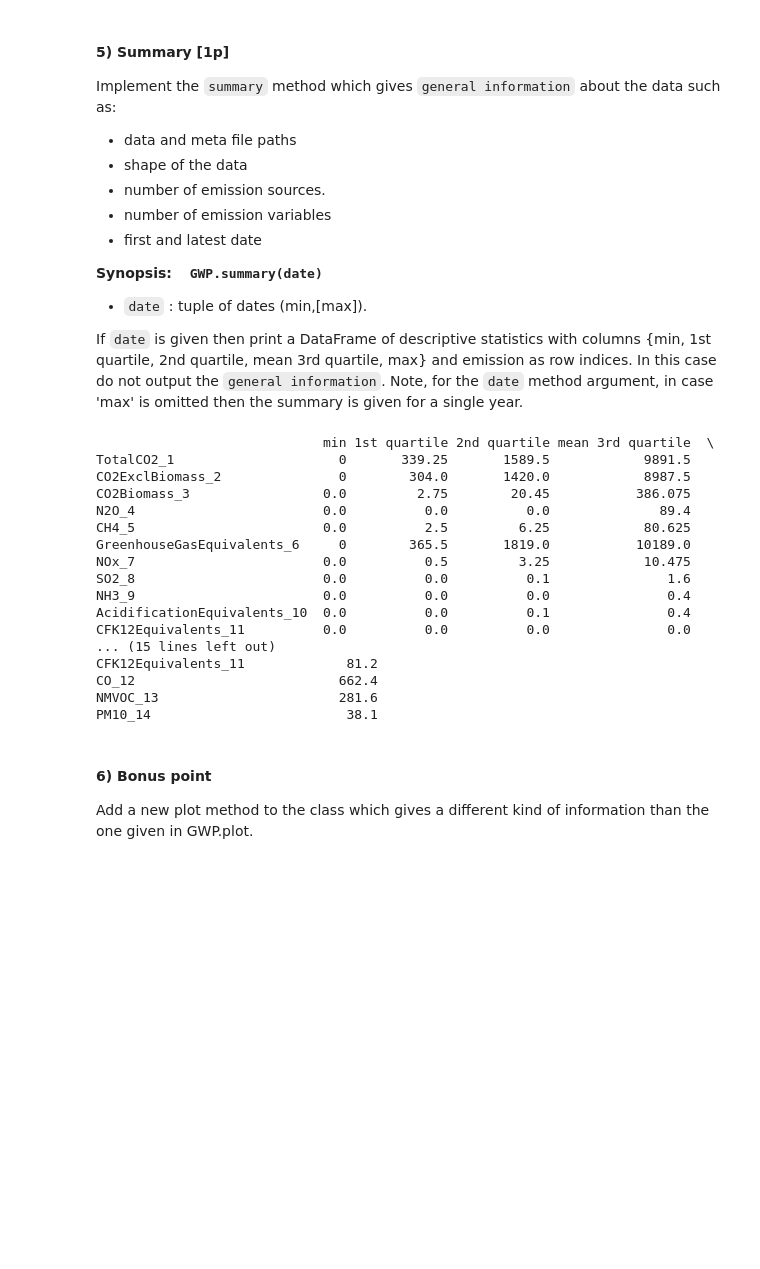
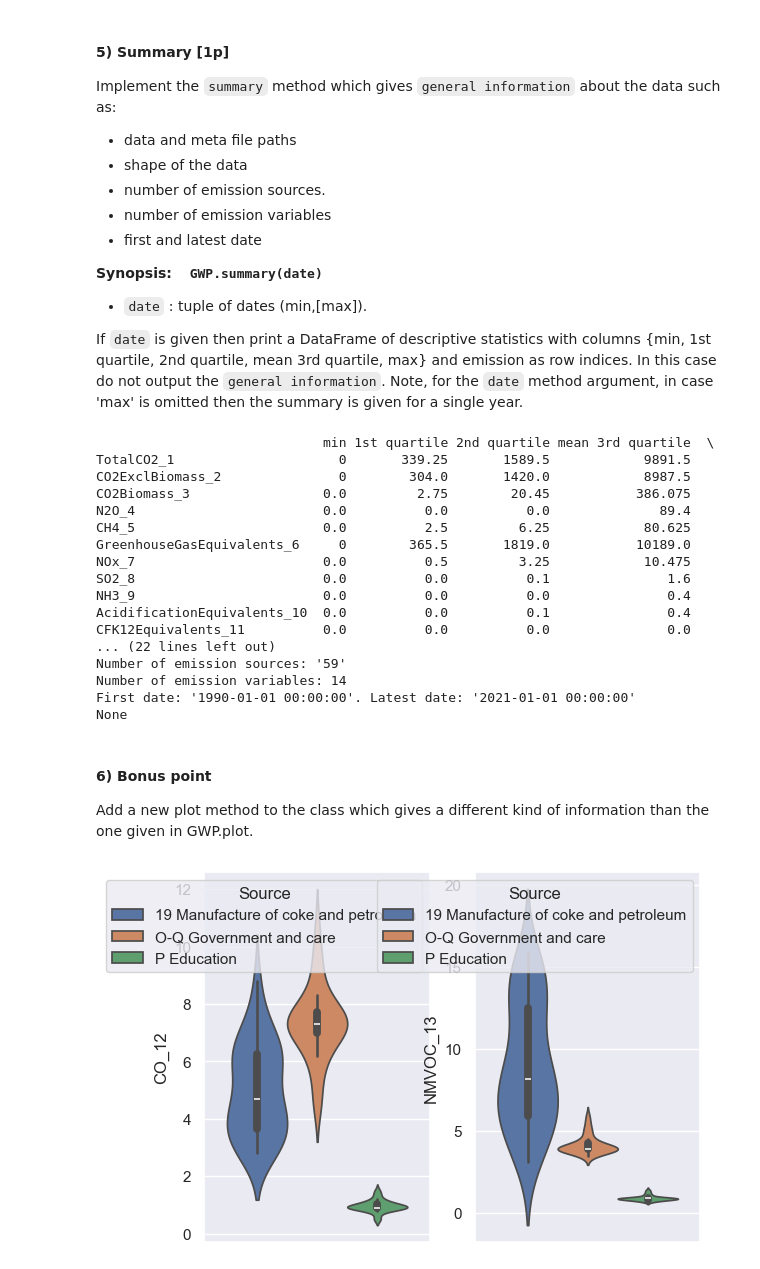
Before and after one commit to infinityjay/EfDS, a Jupyter notebook: 08_dv/assignment_C/assignment_c.ipynb, the cells around one changed output. Drawn from its saved outputs; the diff is of its cells as text; code cells hidden in the pictures; blank space fills up the shorter version.

```diff
--- a/08_dv/assignment_C/assignment_c.ipynb
+++ b/08_dv/assignment_C/assignment_c.ipynb
@@ -227,8 +239,11 @@ Implement the `summary` method which gives `general information` about the data
 If `date` is given then print a DataFrame of descriptive statistics with columns {min, 1st quartile, 2nd quartile, mean 3rd quartile, max} and emission as row indices. In this case do not output the `general information`. Note, for the `date` method argument, in case 'max' is omitted then the summary is given for a single year.
 # %%
 # test example
-date = ("2013-01-01", "2020-01-01")
-gwp.summary(date)
+date1 = ("2013-01-01", "2020-01-01")
+date2 = ("2013-01-01", "")
+print(gwp.summary(date1))
+# print(gwp.summary(date2))
+print(gwp.summary())
 # %% [output]
                              min 1st quartile 2nd quartile mean 3rd quartile  \
 TotalCO2_1                     0       339.25       1589.5            9891.5
@@ -242,12 +257,22 @@ SO2_8                        0.0          0.0          0.1               1.6
 NH3_9                        0.0          0.0          0.0               0.4
 AcidificationEquivalents_10  0.0          0.0          0.1               0.4
 CFK12Equivalents_11          0.0          0.0          0.0               0.0
-... (15 lines left out)
-CFK12Equivalents_11             81.2
-CO_12                          662.4
-NMVOC_13                       281.6
-PM10_14                         38.1
+... (22 lines left out)
+Number of emission sources: '59'
+Number of emission variables: 14
+First date: '1990-01-01 00:00:00'. Latest date: '2021-01-01 00:00:00'
+None
 # %% [markdown]
 #### 6) Bonus point
 
 Add a new plot method to the class which gives a different kind of information than the one given in GWP.plot.
+# %%
+## Answer Explaination:
+## For this function, I use the violin plot to observe the distribution of emissions with each Source. And the input of
+## the function is the same as that in Question 3, an emission list and a source list. The output of the function is a group
+## of violin plot, and the layout is (n, 2).
+
+# test example for violin plot
+gwp.violin(emission=['CO_12', 'NMVOC_13'],source=['education', 'government','320000' ]);
+# %% [output]
+[figure, added]
```
Also changed, not shown: parts of 3 cells of this notebook, 1 other file.
